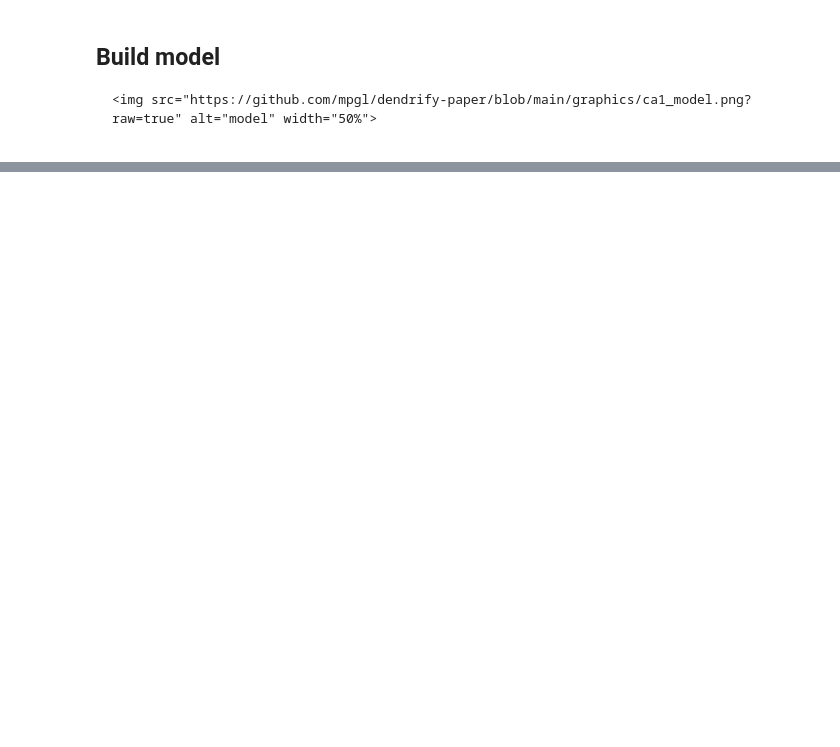
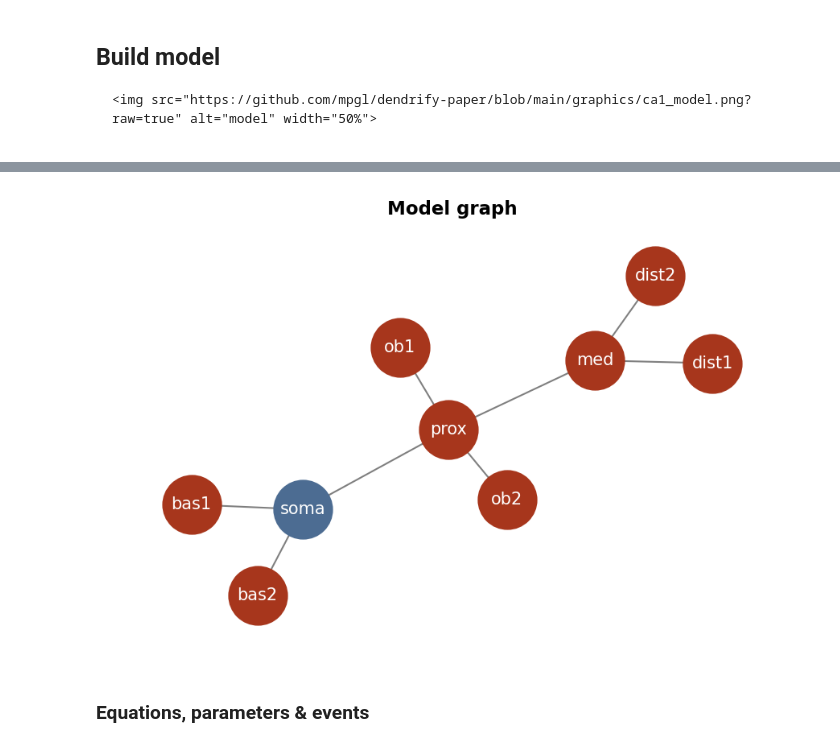
Before and after one commit to mpgl/dendrify-old-see-readme, a Jupyter notebook: Fig6-notebook.ipynb, the cells around one changed output, grey strips where cells are left out. Saved outputs shown, nothing was run; the diff lists cells and outputs as text; code cells hidden in the pictures; blank space fills up the shorter version.

```diff
--- a/Fig6-notebook.ipynb
+++ b/Fig6-notebook.ipynb
@@ -36,17 +38,20 @@ else:
 # %%
 #@title Imports and settings
 import brian2 as b
-from brian2.units import (ms, um, pA, nS, uS, ohm, cm, mV, uF, mvolt) # Generally a better practise than * imports
+from brian2.units import (ms, um, pA, nS, uS, ohm, cm, mV, uF, mvolt, msiemens) # Generally a better practise than * imports
 from dendrify import Soma, Dendrite, NeuronModel
 
 b.prefs.codegen.target = 'numpy' # Improves performance significantly here
 b.start_scope()    # allows running separate simulations in the same notebook
 
 # @title Figure settings
+graphite = "#4B4E53"
 blue = '#005c94ff'
 green = '#338000ff'
 orange = '#ff6600ff'
 notred = '#aa0044ff'
+dsblue = '#0BA8E6'
+light_gray = "#b5b5b5"
 params = {
           "legend.fontsize": 10,
           "legend.handlelength": 1.5,
@@ -63,6 +68,7 @@ params = {
           'lines.markersize': 3,
           'lines.linewidth': 1.25,
           'grid.color': "#d3d3d3",
+          'grid.linestyle': ":",
           'text.antialiased': True,
           'lines.antialiased': True,
           'figure.dpi': 150,
@@ -80,0 +209,6 @@ b.rcParams.update(params)
+# %%
+pyr_model.as_graph(seed=1234)
+# %% [output]
+[figure, added]
+# %% [markdown]
+### Equations, parameters & events
```
Also changed, not shown: parts of 16 cells of this notebook.
